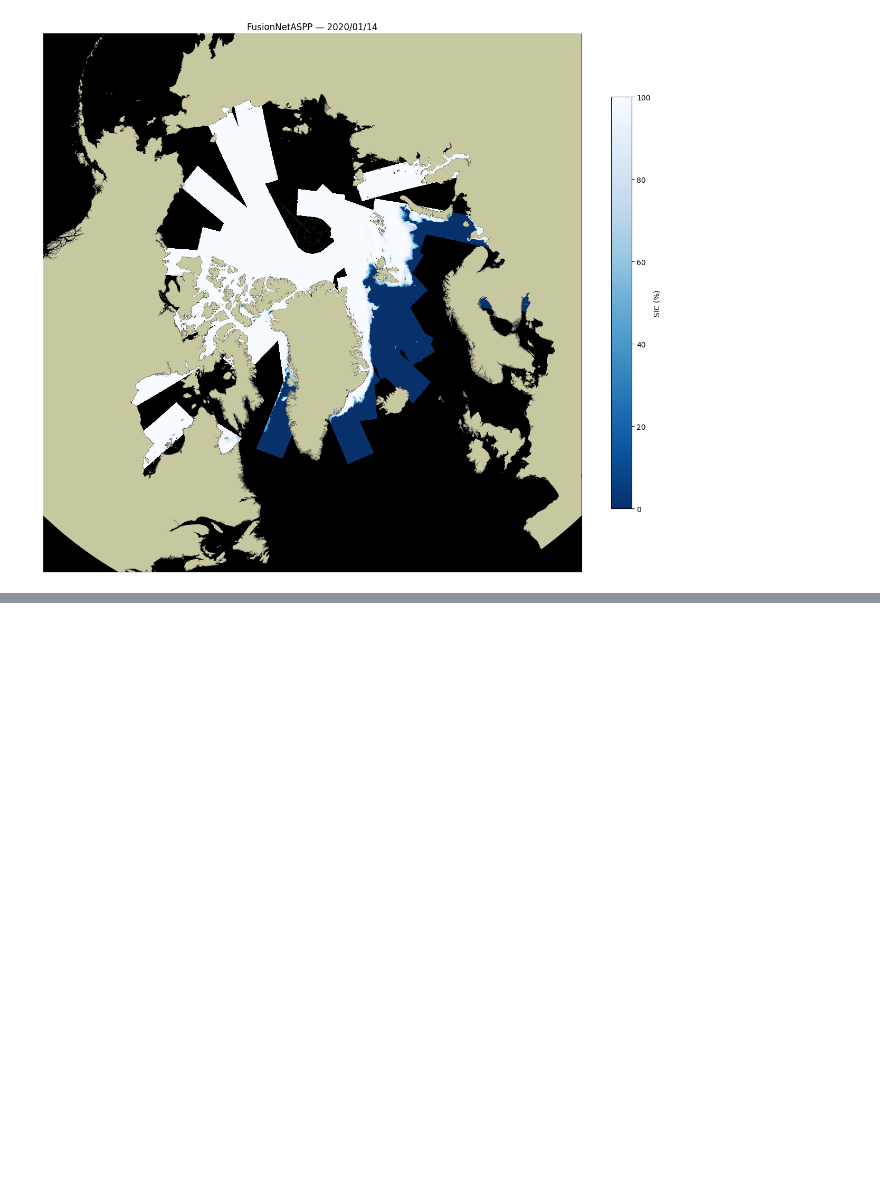
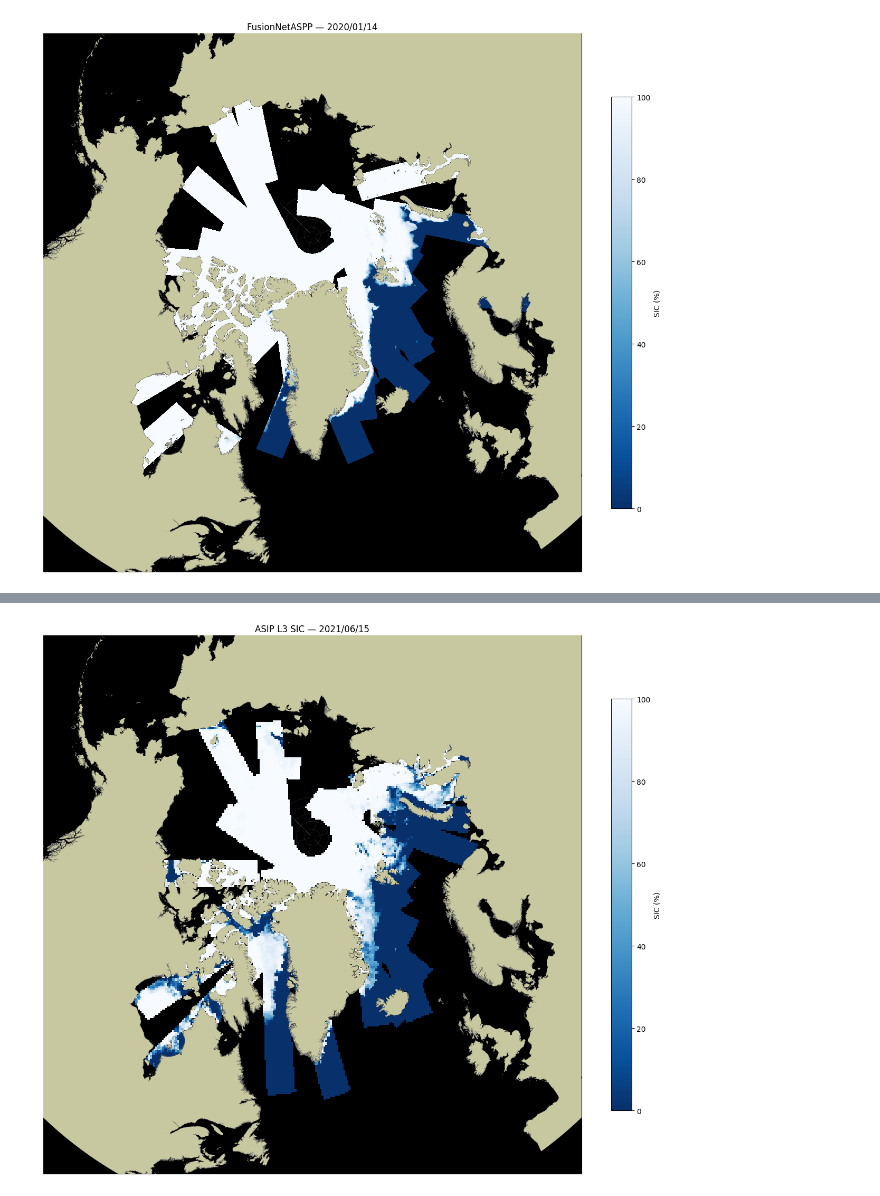
Before and after one commit to NinnaL/Master-thesis---Super-resolution-sea-ice-concentration-using-generative-AI, a Jupyter notebook: Code/lib/predict/prediction_test.ipynb, the cells around one changed output, grey strips where cells are left out. Drawn from its saved outputs; the diff is of its cells as text; code cells hidden in the pictures; blank space fills up the shorter version.

```diff
--- a/Code/lib/predict/prediction_test.ipynb
+++ b/Code/lib/predict/prediction_test.ipynb
@@ -526,0 +527,67 @@ plt.show()
+# %%
+import numpy as np
+import xarray as xr
+import matplotlib.pyplot as plt
+import matplotlib.colors as mcolors
+import cartopy.crs as ccrs
+import geopandas as gpd
+from pyproj import Transformer
+from NorthPolStere import NorthPolStere
+
+shp = gpd.read_file('/dmidata/users/nili/Master/Master-thesis---Super-resolution-sea-ice-concentration-using-generative-AI/Code/lib/predict/arctic_shp/op_str_maps_circum_polar_40_EPSG3411.shp')
+transformer = Transformer.from_crs('EPSG:4326', 'EPSG:3411', always_xy=True)
+
+# DATE     = '2021/06/15'
+y, m, d  = DATE.split('/')
+ymin, ymax = 7500, 20000
+xmin, xmax = 1500, 13500
+
+# ── Load directly from the date file ─────────────────────────────────────────
+asip_file = f'/dmidata/projects/asip-cms/reproc/mosaics/level3_0500m_v1/dmi_asip_seaice_mosaic_arc_l3_{y}{m}{d}.nc'
+ds  = xr.open_dataset(asip_file)
+sic = ds['sic'][0, ymin:ymax, xmin:xmax].values.astype(np.float32)
+lat = ds['lat'][ymin:ymax, xmin:xmax].values
+lon = ds['lon'][ymin:ymax, xmin:xmax].values
+ds.close()
+
+sic[sic > 100] = np.nan
+sic[sic < 0]   = np.nan
+
+# Downsample 500m → 25km for plotting speed
+step = 50
+sic_ds  = sic[::step, ::step]
+lat_ds  = lat[::step, ::step]
+lon_ds  = lon[::step, ::step]
+
+x_grid, y_grid = transformer.transform(lon_ds, lat_ds)
+
+# ── Plot ──────────────────────────────────────────────────────────────────────
+cmap = plt.cm.Blues_r.copy()
+cmap.set_bad('none')
+
+proj = NorthPolStere()
+fig, ax = plt.subplots(1, 1, figsize=(12, 12), subplot_kw={'projection': proj})
+ax.set_extent([-180, 180, 60, 90], crs=ccrs.PlateCarree())
+ax.set_facecolor('black')
+
+ax.pcolormesh(x_grid, y_grid, sic_ds,
+              transform=NorthPolStere(),
+              cmap=cmap, vmin=0, vmax=100,
+              shading='auto', zorder=4)
+
+shp.plot(ax=ax, facecolor='#c8c8a0', edgecolor='gray',
+         linewidth=0.1, zorder=5)
+
+gl = ax.gridlines(draw_labels=True, linewidth=0.4, color='gray',
+                  alpha=0.5, linestyle='--')
+gl.top_labels   = False
+gl.right_labels = False
+
+sm = plt.cm.ScalarMappable(cmap=cmap, norm=mcolors.Normalize(vmin=0, vmax=100))
+sm.set_array([])
+plt.colorbar(sm, ax=ax, fraction=0.035, pad=0.05, label='SIC (%)', shrink=0.7)
+ax.set_title(f'ASIP L3 SIC — {DATE}', fontsize=12)
+plt.tight_layout()
+plt.show()
+# %% [output]
+[figure, added]
```
Also changed, not shown: parts of 2 cells of this notebook, 4 other files.
